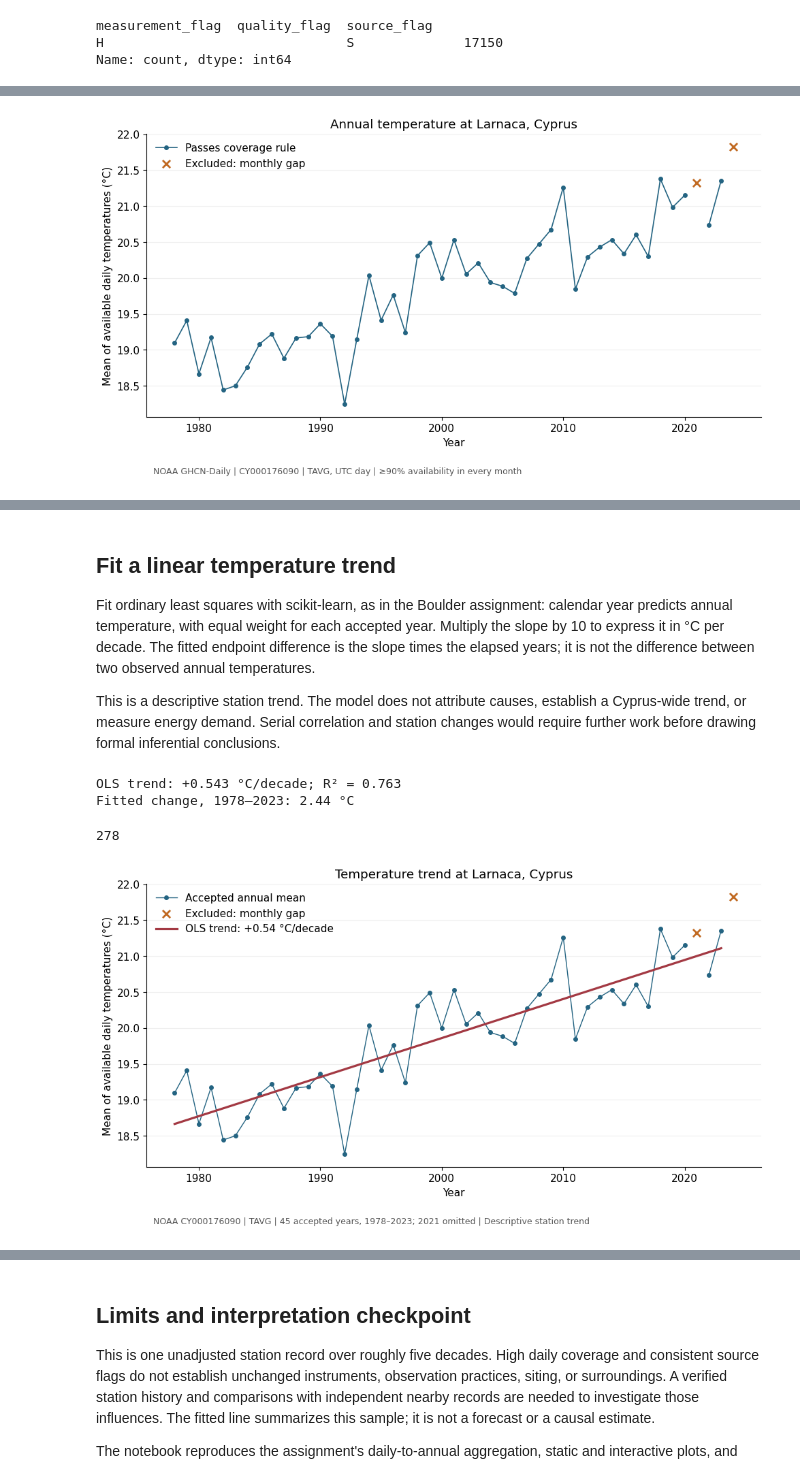
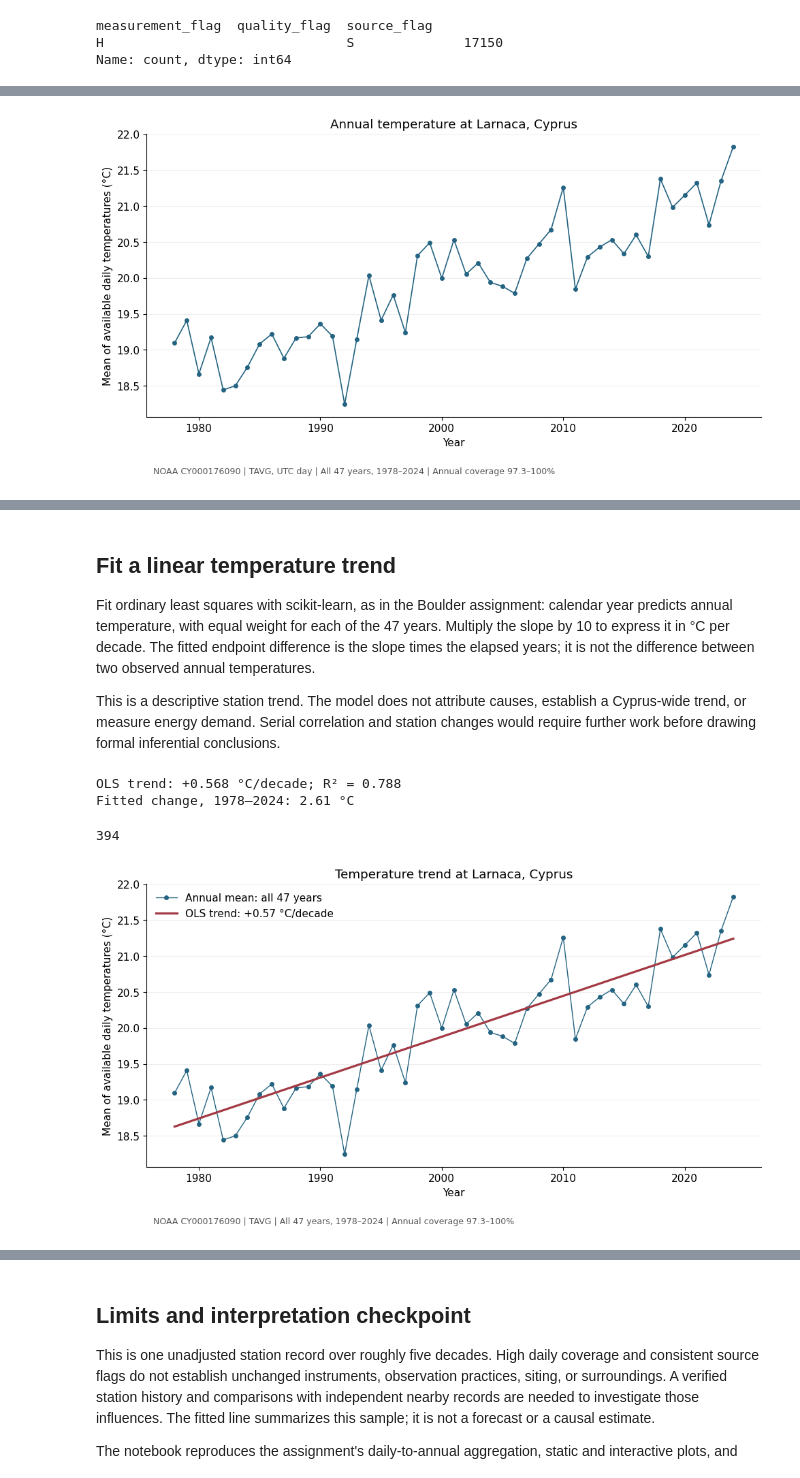
Before and after one commit to rileythejones/01-climate-fall-template, a Jupyter notebook: 06-cyprus-temperature.ipynb, the cells around one changed output, grey strips where cells are left out. Cells and saved outputs as stored; diff of their text form; code cells hidden in the pictures.

Commit message:
retain nearly complete years

```diff
--- a/06-cyprus-temperature.ipynb
+++ b/06-cyprus-temperature.ipynb
@@ -145,25 +150,24 @@ Blue points meet the monthly coverage rule; orange crosses do not. Excluded year
 # %%
 output_dir = Path("outputs/cyprus")
 output_dir.mkdir(parents=True, exist_ok=True)
-blue, orange, red = "#246482", "#c16a22", "#a33943"
+blue, red = "#246482", "#a33943"
 plt.rcParams.update({"font.size": 11, "axes.spines.top": False,
                      "axes.spines.right": False, "figure.facecolor": "white"})
 
 fig, ax = plt.subplots(figsize=(10, 5.5))
-ax.plot(annual.index, annual.temp_c.where(annual.included),
-        color=blue, lw=1.2, marker="o", ms=4, label="Passes coverage rule")
-ax.scatter(annual.index[~annual.included], annual.loc[~annual.included, "temp_c"],
-           color=orange, marker="x", s=65, linewidth=2, label="Excluded: monthly gap")
+ax.plot(annual.index, annual.temp_c, color=blue, lw=1.2, marker="o", ms=4,
+        label="Annual mean")
 ax.set(title="Annual temperature at Larnaca, Cyprus", xlabel="Year",
        ylabel="Mean of available daily temperatures (°C)")
 ax.grid(axis="y", alpha=0.2)
-ax.legend(frameon=False, loc="upper left")
-fig.text(0.09, 0.02, "NOAA GHCN-Daily | CY000176090 | TAVG, UTC day | ≥90% availability in every month", fontsize=9, color="#555555")
+fig.text(0.09, 0.02,
+         f"NOAA CY000176090 | TAVG, UTC day | All {len(annual)} years, 1978–2024 | Annual coverage {annual.coverage_pct.min():.1f}–100%",
+         fontsize=9, color="#555555")
 fig.tight_layout(rect=(0, 0.06, 1, 1))
 fig.savefig(output_dir / "annual-temperature.png", dpi=180)
 plt.show()
 # %% [output]
-[figure, old version]
+[figure, new version]
 # %%
 import hvplot
 
@@ -189,7 +189,7 @@ interactive
 # %% [markdown]
 ## Fit a linear temperature trend
 
-Fit ordinary least squares with scikit-learn, as in the Boulder assignment: calendar year predicts annual temperature, with equal weight for each accepted year. Multiply the slope by 10 to express it in °C per decade. The fitted endpoint difference is the slope times the elapsed years; it is not the difference between two observed annual temperatures.
+Fit ordinary least squares with scikit-learn, as in the Boulder assignment: calendar year predicts annual temperature, with equal weight for each of the 47 years. Multiply the slope by 10 to express it in °C per decade. The fitted endpoint difference is the slope times the elapsed years; it is not the difference between two observed annual temperatures.
 
 This is a descriptive station trend. The model does not attribute causes, establish a Cyprus-wide trend, or measure energy demand. Serial correlation and station changes would require further work before drawing formal inferential conclusions.
 # %%
@@ -198,48 +198,50 @@ def fit_trend(frame):
     model = LinearRegression().fit(x, frame.temp_c)
     return model, float(model.coef_[0] * 10), float(model.score(x, frame.temp_c))
 
-model, slope_decade, r_squared = fit_trend(accepted)
-fit_years = pd.DataFrame({"year": range(accepted.index.min(), accepted.index.max() + 1)})
+model, slope_decade, r_squared = fit_trend(annual)
+fit_years = pd.DataFrame({"year": range(annual.index.min(), annual.index.max() + 1)})
 fit_years["fit_c"] = model.predict(fit_years[["year"]].to_numpy())
 summary = {
-    "station": source["station"], "first_year": int(accepted.index.min()),
-    "last_year": int(accepted.index.max()), "annual_observations": len(accepted),
-    "excluded_candidate_years": annual.index[~annual.included].tolist(),
+    "station": source["station"], "first_year": int(annual.index.min()),
+    "last_year": int(annual.index.max()), "annual_observations": len(annual),
+    "selection": "All annual observations in 1978–2024; daily quality screening retained",
+    "excluded_candidate_years": [], "valid_days": int(annual.valid_days.sum()),
+    "missing_days": int(annual.missing_days.sum()),
     "slope_c_per_decade": slope_decade, "r_squared": r_squared,
-    "fitted_change_c": slope_decade / 10 * (accepted.index.max() - accepted.index.min())}
+    "fitted_change_c": slope_decade / 10 * (annual.index.max() - annual.index.min())}
 print(f"OLS trend: {slope_decade:+.3f} °C/decade; R² = {r_squared:.3f}")
 print(f"Fitted change, {summary['first_year']}–{summary['last_year']}: {summary['fitted_change_c']:.2f} °C")
 (output_dir / "trend-summary.json").write_text(json.dumps(summary, indent=2))
 # %% [output]
-OLS trend: +0.543 °C/decade; R² = 0.763
-Fitted change, 1978–2023: 2.44 °C
+OLS trend: +0.568 °C/decade; R² = 0.788
+Fitted change, 1978–2024: 2.61 °C
-278
+394
 # %%
 fig, ax = plt.subplots(figsize=(10, 5.5))
-ax.plot(annual.index, annual.temp_c.where(annual.included),
-        color=blue, marker="o", ms=4, lw=1, label="Accepted annual mean")
-ax.scatter(annual.index[~annual.included], annual.loc[~annual.included, "temp_c"],
-           color=orange, marker="x", s=65, linewidth=2, label="Excluded: monthly gap")
+ax.plot(annual.index, annual.temp_c, color=blue, marker="o", ms=4, lw=1,
+        label="Annual mean: all 47 years")
 ax.plot(fit_years.year, fit_years.fit_c, color=red, lw=2.3,
         label=f"OLS trend: {slope_decade:+.2f} °C/decade")
 ax.set(title="Temperature trend at Larnaca, Cyprus", xlabel="Year",
        ylabel="Mean of available daily temperatures (°C)")
 ax.grid(axis="y", alpha=0.2)
 ax.legend(frameon=False, loc="upper left")
-fig.text(0.09, 0.02, f"NOAA CY000176090 | TAVG | {len(accepted)} accepted years, 1978–2023; 2021 omitted | Descriptive station trend", fontsize=9, color="#555555")
+fig.text(0.09, 0.02,
+         f"NOAA CY000176090 | TAVG | All {len(annual)} years, 1978–2024 | Annual coverage {annual.coverage_pct.min():.1f}–100%",
+         fontsize=9, color="#555555")
 fig.tight_layout(rect=(0, 0.06, 1, 1))
 fig.savefig(output_dir / "temperature-trend.png", dpi=180)
 plt.show()
 
-trend_line = fit_years.hvplot.line(x="year", y="fit_c", color=red,
+trend_line = fit_years.hvplot.line(x="year", y="fit_c", color=red, hover=False,
                                  line_width=2, label=f"OLS: {slope_decade:+.2f} °C/decade")
 interactive_trend = (interactive * trend_line).opts(
     xlabel="Year", ylabel="Annual mean temperature (°C)",
     width=900, height=440, legend_position="top_left",
-    title=f"Larnaca temperature trend | {slope_decade:+.2f} °C/decade | n={len(accepted)}")
+    title=f"Larnaca temperature trend | {slope_decade:+.2f} °C/decade | n={len(annual)}")
 hvplot.save(interactive_trend, str(output_dir / "temperature-trend.html"), resources="inline")
 interactive_trend
 # %% [output]
-[figure, old version]
+[figure, new version]
 [interactive output not drawn]
 # %% [markdown]
```
Also changed, not shown: parts of 8 cells of this notebook, 7 other files.
